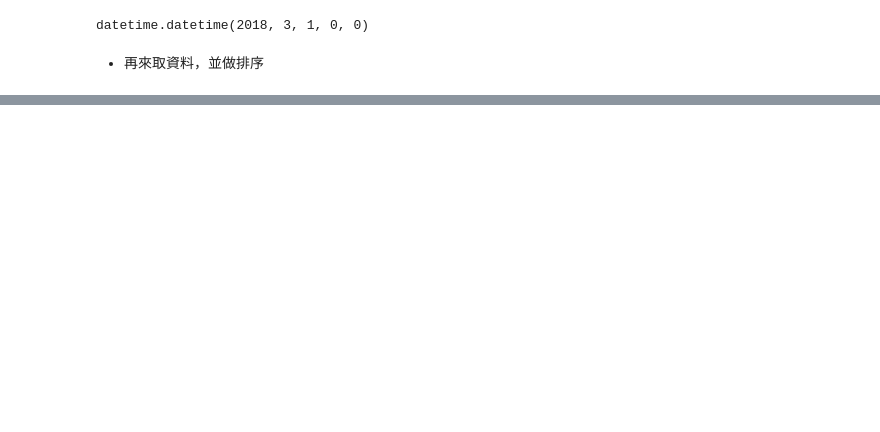
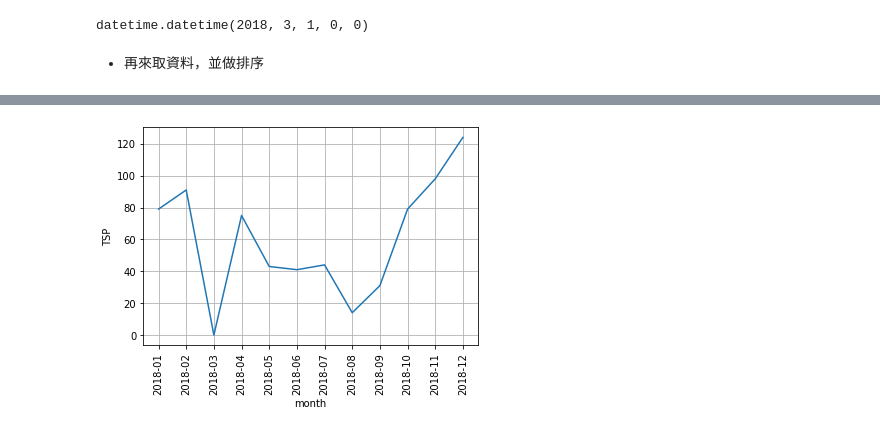
Before and after one commit to maloyang/KH20220820_Python_ML_DL, a Jupyter notebook: W03/SQL_03.ipynb, the cells around one changed output, grey strips where cells are left out. Saved outputs shown, nothing was run; the diff lists cells and outputs as text; code cells hidden in the pictures; blank space fills up the shorter version.

```diff
--- a/W03/SQL_03.ipynb
+++ b/W03/SQL_03.ipynb
@@ -224,0 +375,2 @@ print(data)
+# %%
+tsp_list[2] = 0
@@ -224,0 +381,8 @@ print(data)
+# %%
+plt.plot(dtime_list, tsp_list)
+plt.xlabel('month')
+plt.ylabel('TSP')
+plt.xticks(dtime_list, rotation=90)
+plt.grid()
+# %% [output]
+[figure, added]
```
Also changed, not shown: parts of 22 cells of this notebook, 5 other files.
